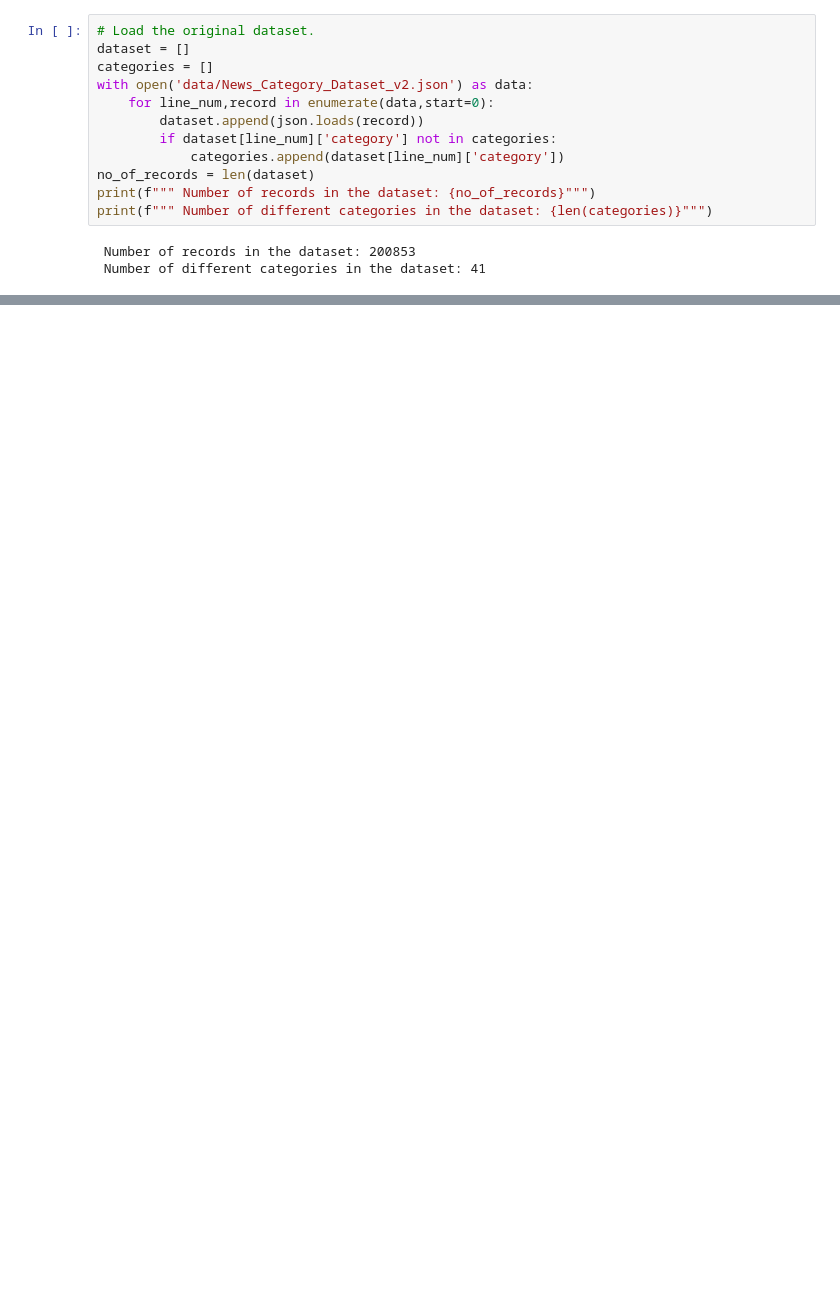
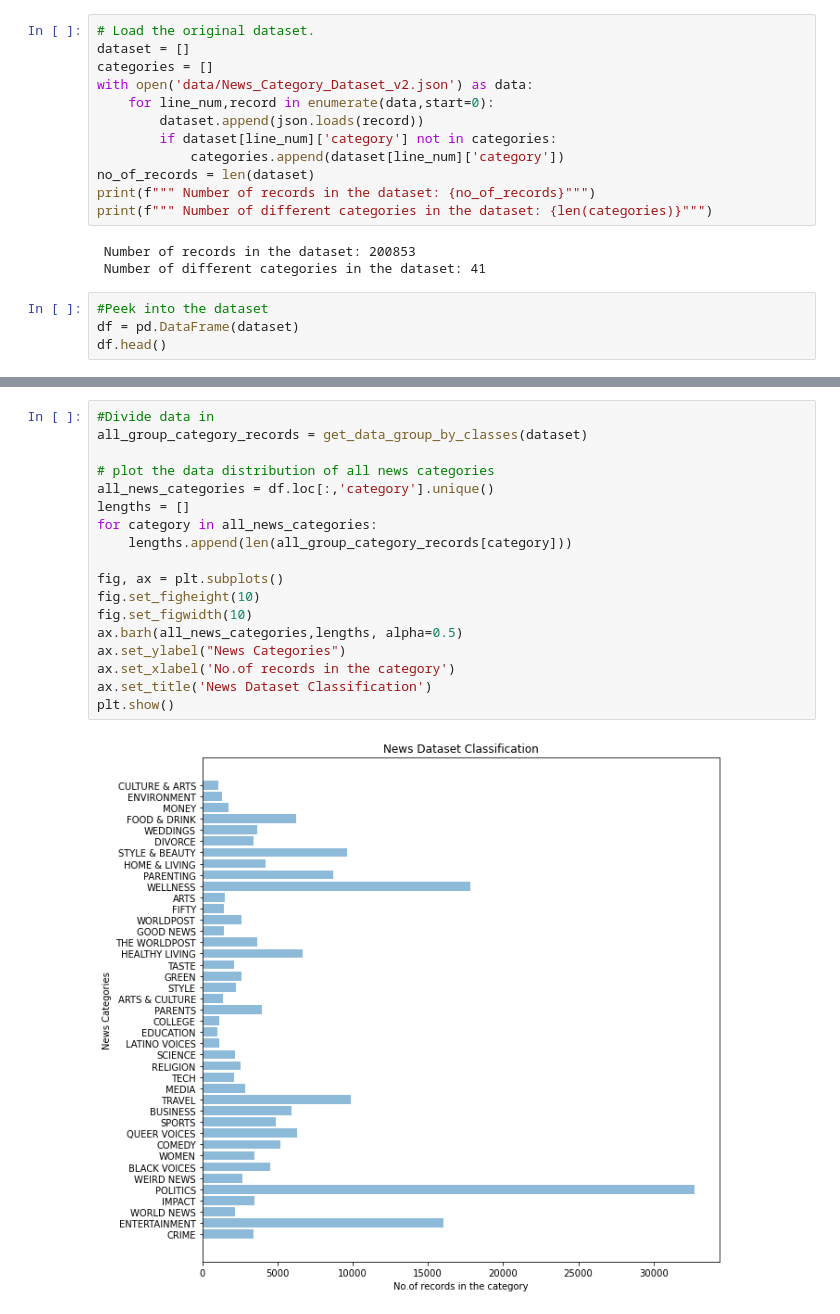
Before and after one commit to dj1095/naive-bayes-classifier, a Jupyter notebook: naive-bayes-classifier.ipynb, the cells around one changed output, grey strips where cells are left out. Saved outputs shown, nothing was run; the diff lists cells and outputs as text; blank space fills up the shorter version.

```diff
--- a/naive-bayes-classifier.ipynb
+++ b/naive-bayes-classifier.ipynb
@@ -58,3 +88,7 @@ print(f""" Number of different categories in the dataset: {len(categories)}""")
 # %% [output]
  Number of records in the dataset: 200853
  Number of different categories in the dataset: 41
+# %%
+#Peek into the dataset
+df = pd.DataFrame(dataset)
+df.head()
@@ -61 +102,21 @@ print(f""" Number of different categories in the dataset: {len(categories)}""")
+# %%
+#Divide data in
+all_group_category_records = get_data_group_by_classes(dataset)
+
+# plot the data distribution of all news categories
+all_news_categories = df.loc[:,'category'].unique()
+lengths = []
+for category in all_news_categories:
+    lengths.append(len(all_group_category_records[category]))
+
+fig, ax = plt.subplots()
+fig.set_figheight(10)
+fig.set_figwidth(10)
+ax.barh(all_news_categories,lengths, alpha=0.5)
+ax.set_ylabel("News Categories")
+ax.set_xlabel('No.of records in the category')
+ax.set_title('News Dataset Classification')
+plt.show()
+# %% [output]
+[figure, added]
 # %%
```
Also changed, not shown: parts of 11 cells of this notebook.
